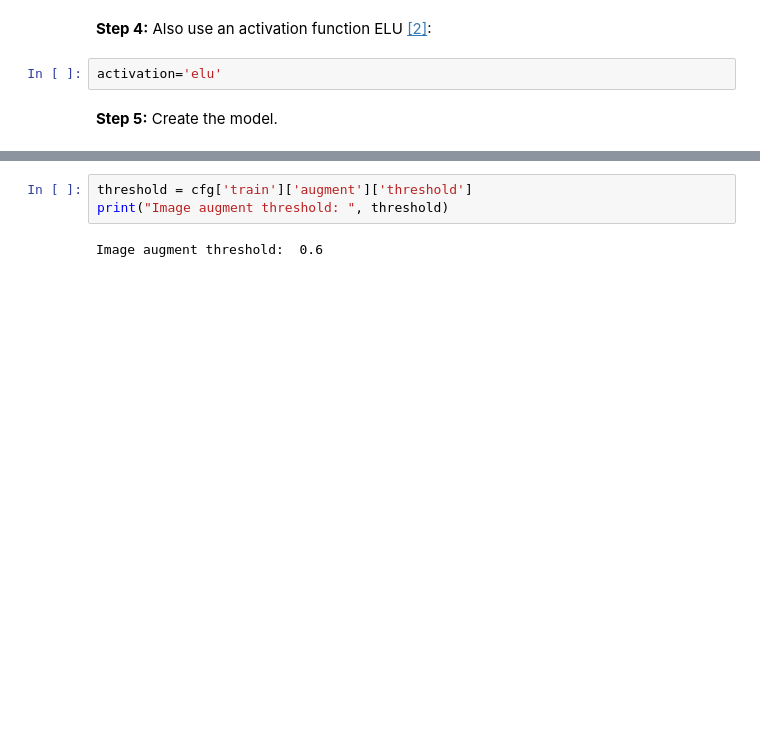
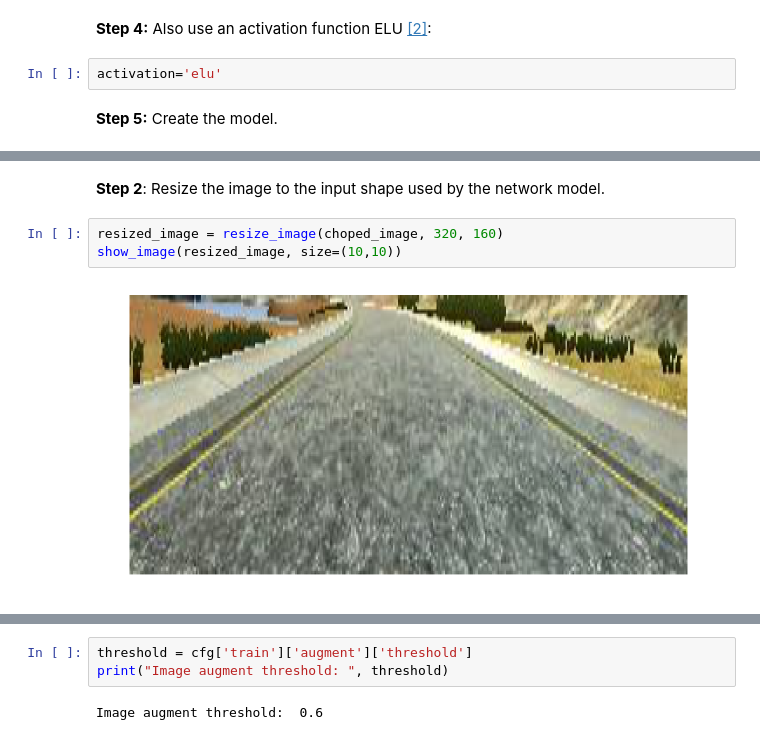
Before and after one commit to adrianmarino/self-driving-car-model, a Jupyter notebook: model-analysis.ipynb, the cells around one changed output, grey strips where cells are left out. Drawn from its saved outputs; the diff is of its cells as text; blank space fills up the shorter version.

```diff
--- a/model-analysis.ipynb
+++ b/model-analysis.ipynb
@@ -156,0 +208,7 @@ MODEL GRAPH
+# %% [markdown]
+**Step 2**: Resize the image to the input shape used by the network model.
+# %%
+resized_image = resize_image(choped_image, 320, 160)
+show_image(resized_image, size=(10,10))
+# %% [output]
+[figure, added]
```
Also changed, not shown: parts of 15 cells of this notebook, 6 other files.
